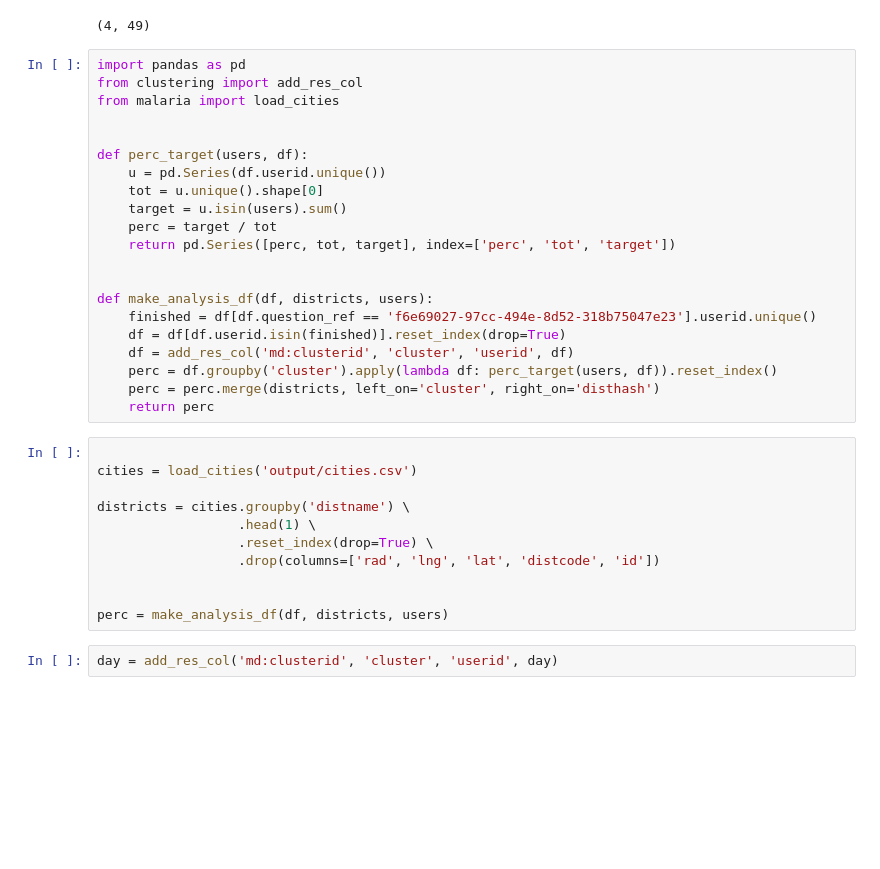
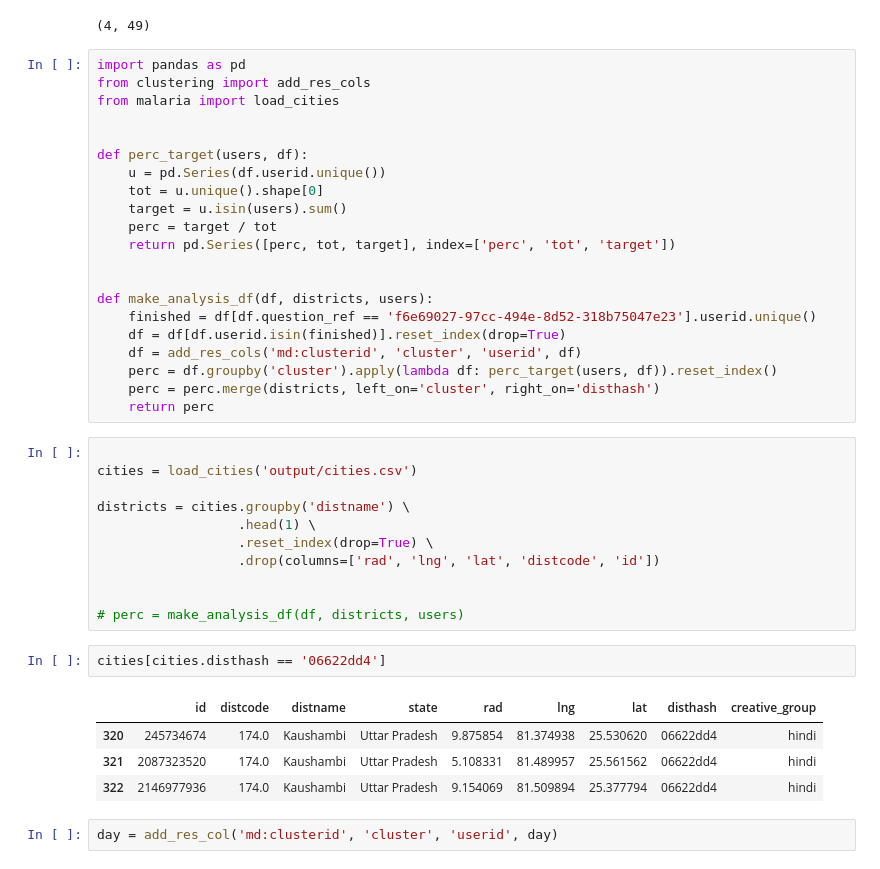
Before and after one commit to vlab-research/vlab, a Jupyter notebook: marketing.ipynb, the cells around one changed output. Cells and saved outputs as stored; diff of their text form; blank space fills up the shorter version.

```diff
--- a/marketing.ipynb
+++ b/marketing.ipynb
@@ -88,7 +84,7 @@ WARNING:root:User without district: 1989430067808669
 (4, 49)
 # %%
 import pandas as pd
-from clustering import add_res_col
+from clustering import add_res_cols
 from malaria import load_cities
 
 
@@ -103,7 +99,7 @@ def perc_target(users, df):
 def make_analysis_df(df, districts, users):
     finished = df[df.question_ref == 'f6e69027-97cc-494e-8d52-318b75047e23'].userid.unique()
     df = df[df.userid.isin(finished)].reset_index(drop=True)
-    df = add_res_col('md:clusterid', 'cluster', 'userid', df)
+    df = add_res_cols('md:clusterid', 'cluster', 'userid', df)
     perc = df.groupby('cluster').apply(lambda df: perc_target(users, df)).reset_index()
     perc = perc.merge(districts, left_on='cluster', right_on='disthash')
     return perc
@@ -117,7 +113,14 @@ districts = cities.groupby('distname') \
                   .drop(columns=['rad', 'lng', 'lat', 'distcode', 'id'])
 
 
-perc = make_analysis_df(df, districts, users)
+# perc = make_analysis_df(df, districts, users)
+# %%
+cities[cities.disthash == '06622dd4']
+# %% [output]
+|  | id | distcode | distname | state | rad | lng | lat | disthash | creative_group |
+| 320 | 245734674 | 174.0 | Kaushambi | Uttar Pradesh | 9.875854 | 81.374938 | 25.530620 | 06622dd4 | hindi |
+| 321 | 2087323520 | 174.0 | Kaushambi | Uttar Pradesh | 5.108331 | 81.489957 | 25.561562 | 06622dd4 | hindi |
+| 322 | 2146977936 | 174.0 | Kaushambi | Uttar Pradesh | 9.154069 | 81.509894 | 25.377794 | 06622dd4 | hindi |
 # %%
 day = add_res_col('md:clusterid', 'cluster', 'userid', day)
 # %%
```
Also changed, not shown: parts of 38 cells of this notebook, 7 other files.
